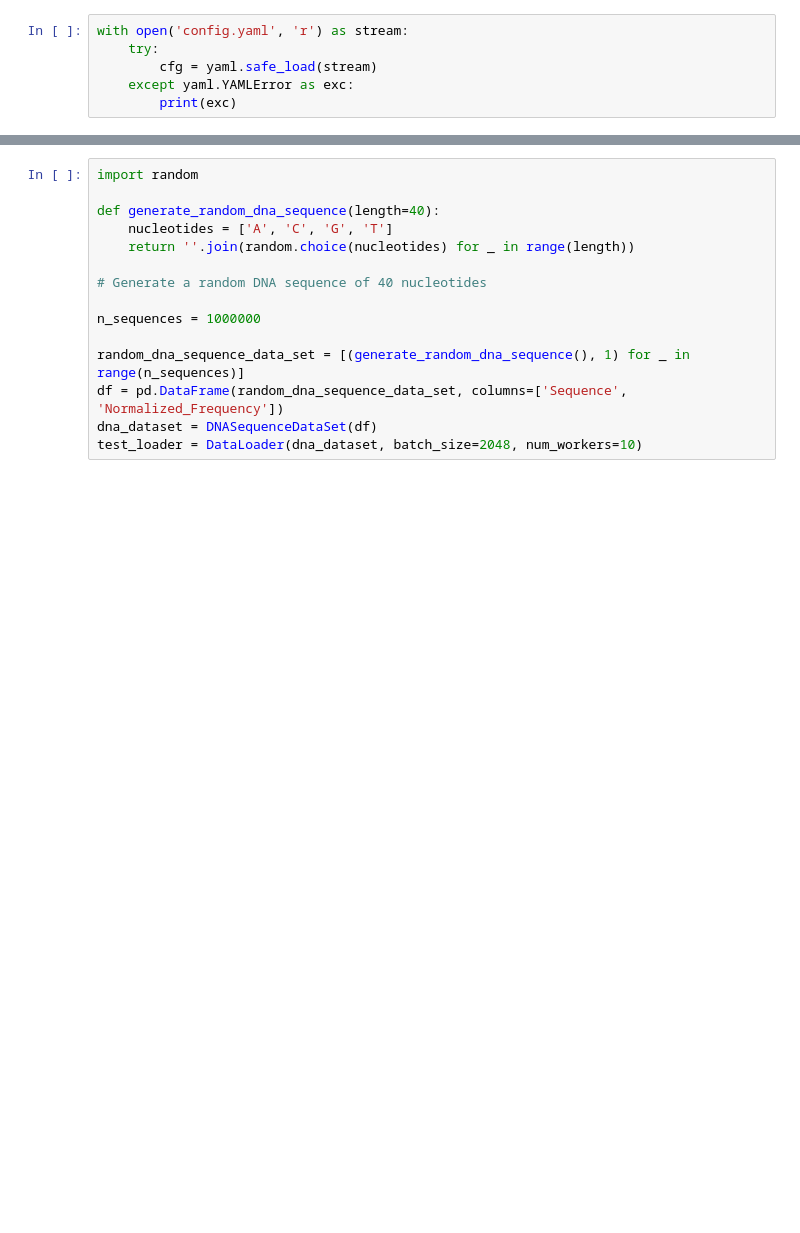
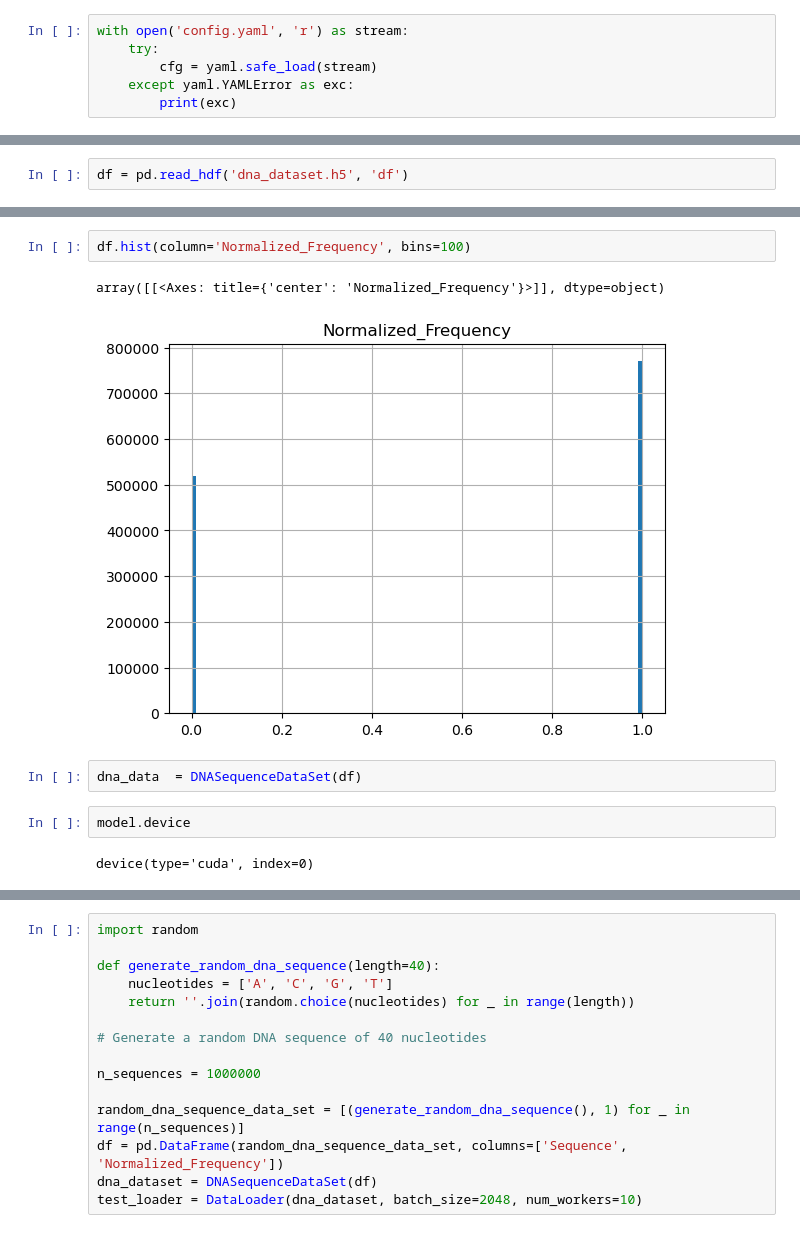
Before and after one commit to mlsample/aptamer_transformer, a Jupyter notebook: run_inference.ipynb, the cells around one changed output, grey strips where cells are left out. Cells and saved outputs as stored; diff of their text form; blank space fills up the shorter version.

```diff
--- a/run_inference.ipynb
+++ b/run_inference.ipynb
@@ -30,0 +34,2 @@ df
+# %%
+df = pd.read_hdf('dna_dataset.h5', 'df')
@@ -30,0 +52,11 @@ df
+# %%
+df.hist(column='Normalized_Frequency', bins=100)
+# %% [output]
+array([[<Axes: title={'center': 'Normalized_Frequency'}>]], dtype=object)
+[figure, added]
+# %%
+dna_data  = DNASequenceDataSet(df)
+# %%
+model.device
+# %% [output]
+device(type='cuda', index=0)
```
Also changed, not shown: parts of 17 cells of this notebook, 10 other files.
